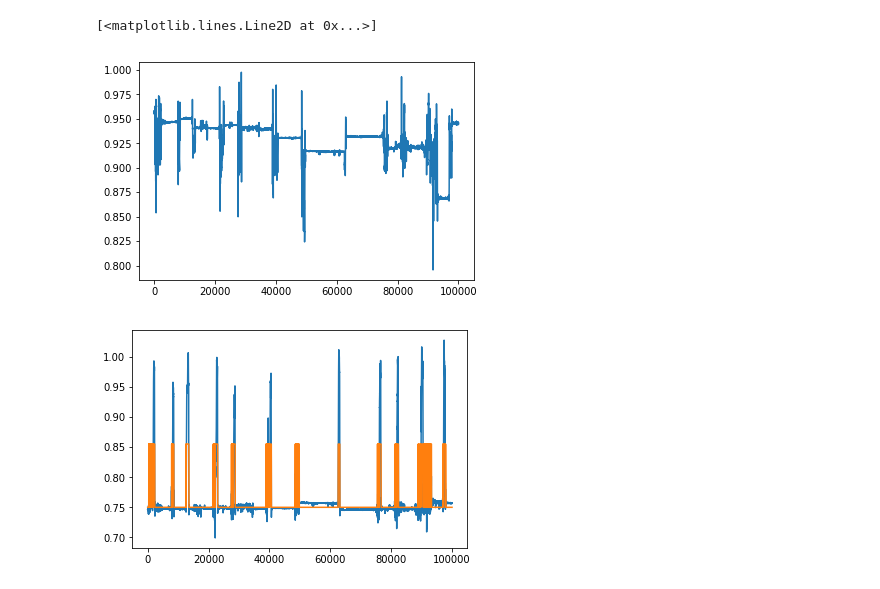
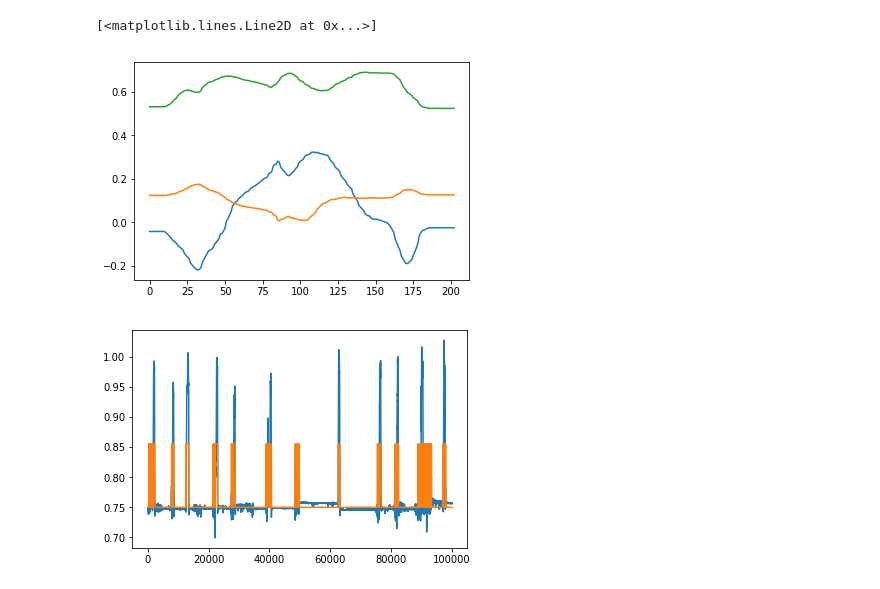
Before and after one commit to travers-rhodes/analyze_motion_data, a Jupyter notebook: AutoregressiveSpoonDataZComponent.ipynb, the cells around one changed output. Drawn from its saved outputs; the diff is of its cells as text; code cells hidden in the pictures.

```diff
--- a/AutoregressiveSpoonDataZComponent.ipynb
+++ b/AutoregressiveSpoonDataZComponent.ipynb
@@ -16,12 +43,14 @@ with open("pose_data_full_1.txt", "w+") as f:
 # %%
 import numpy as np
-all_data = np.loadtxt('pose_data_all_1.txt', delimiter=',')
+all_data = np.loadtxt('/home/helvellyn/chefbot_ws/src/learn_trajectory/data/spoon_poses.txt', delimiter=',')
 # %%
 import matplotlib.pyplot as plt
 plt.plot(all_data[:,1])
+plt.plot(all_data[:,2])
+plt.plot(all_data[:,3])
 # %% [output]
 [<matplotlib.lines.Line2D at 0x...>]
-[figure, old version]
+[figure, new version]
 # %%
 from hmmlearn import hmm
 np.random.seed(42)
```
Also changed, not shown: parts of 2 cells of this notebook, 2 other files.
